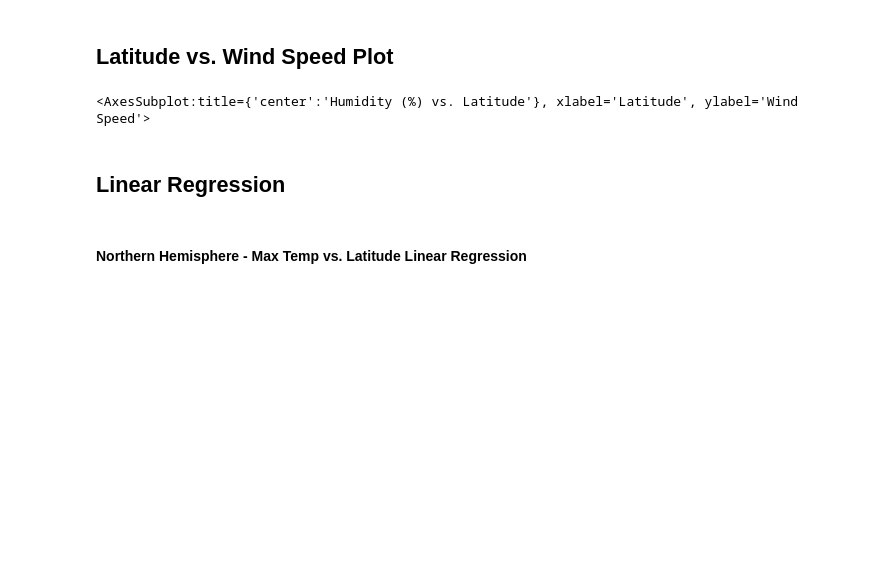
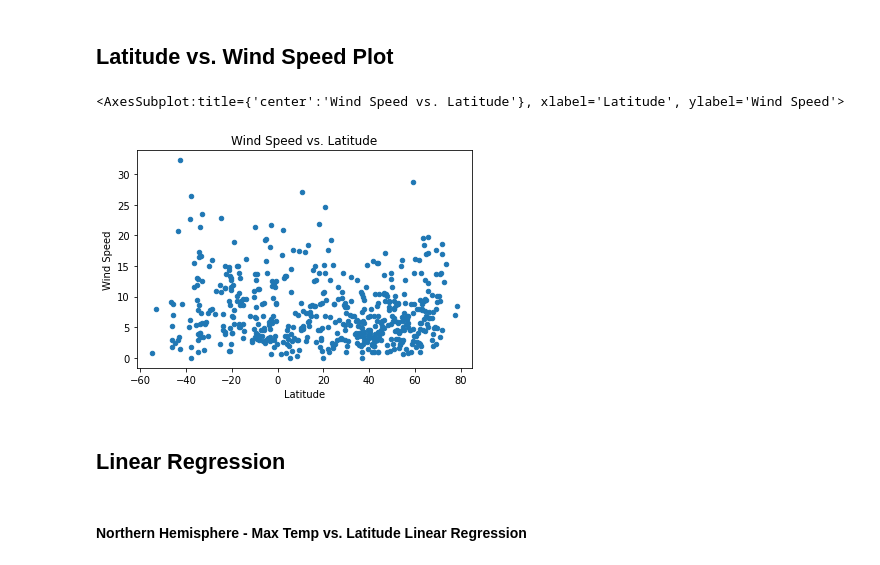
Before and after one commit to 86burke/python-api-challenge, a Jupyter notebook: Instructions/starter_code/WeatherPy.ipynb, the cells around one changed output. Saved outputs shown, nothing was run; the diff lists cells and outputs as text; code cells hidden in the pictures; blank space fills up the shorter version.

```diff
--- a/Instructions/starter_code/WeatherPy.ipynb
+++ b/Instructions/starter_code/WeatherPy.ipynb
@@ -222,10 +221,11 @@ lat_vs_cloudy
 ## Latitude vs. Wind Speed Plot
 # %%
 lat_vs_wind = city_df.plot(kind="scatter", x="Latitude", y="Wind Speed",
-                                      title="Humidity (%) vs. Latitude")
+                                      title="Wind Speed vs. Latitude")
 lat_vs_wind
 # %% [output]
-<AxesSubplot:title={'center':'Humidity (%) vs. Latitude'}, xlabel='Latitude', ylabel='Wind Speed'>
+<AxesSubplot:title={'center':'Wind Speed vs. Latitude'}, xlabel='Latitude', ylabel='Wind Speed'>
+[figure, added]
 # %%
 #saved plots
 lat_vs_humidity.get_figure().savefig("../output_data/Humidity_vs_Latitude_of_Cities.png")
```
Also changed, not shown: parts of 2 cells of this notebook.
